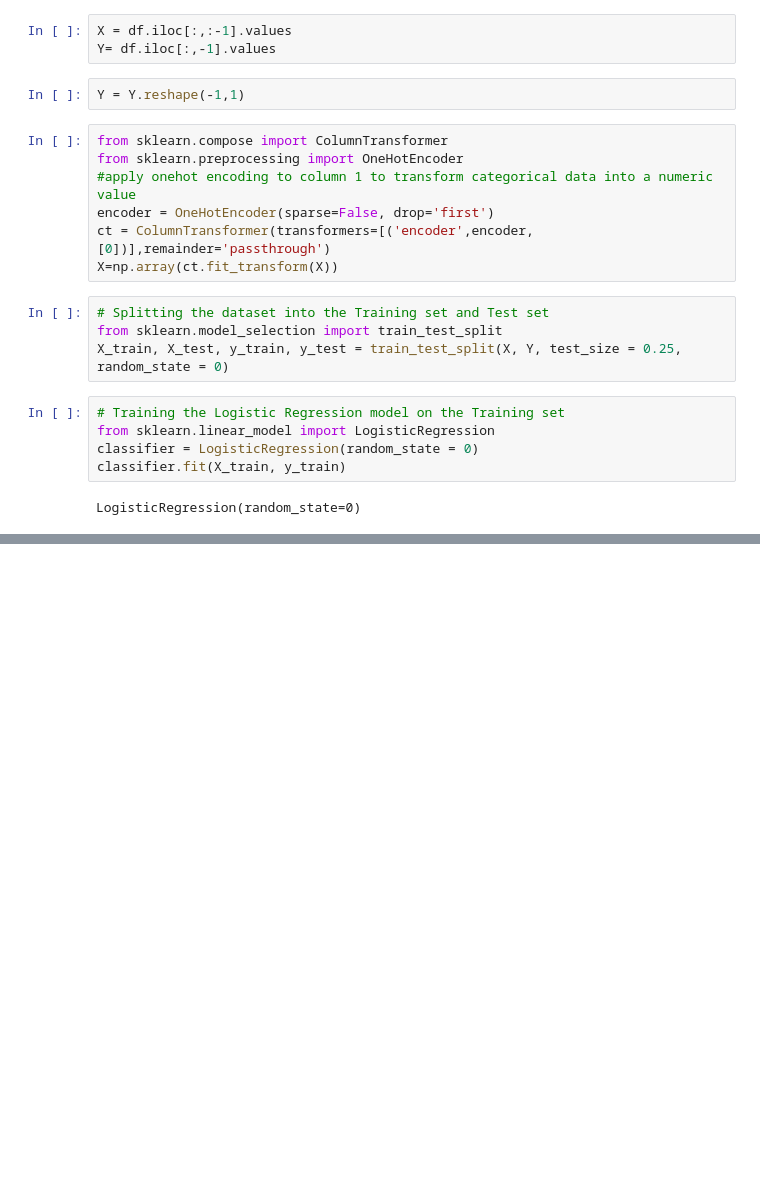
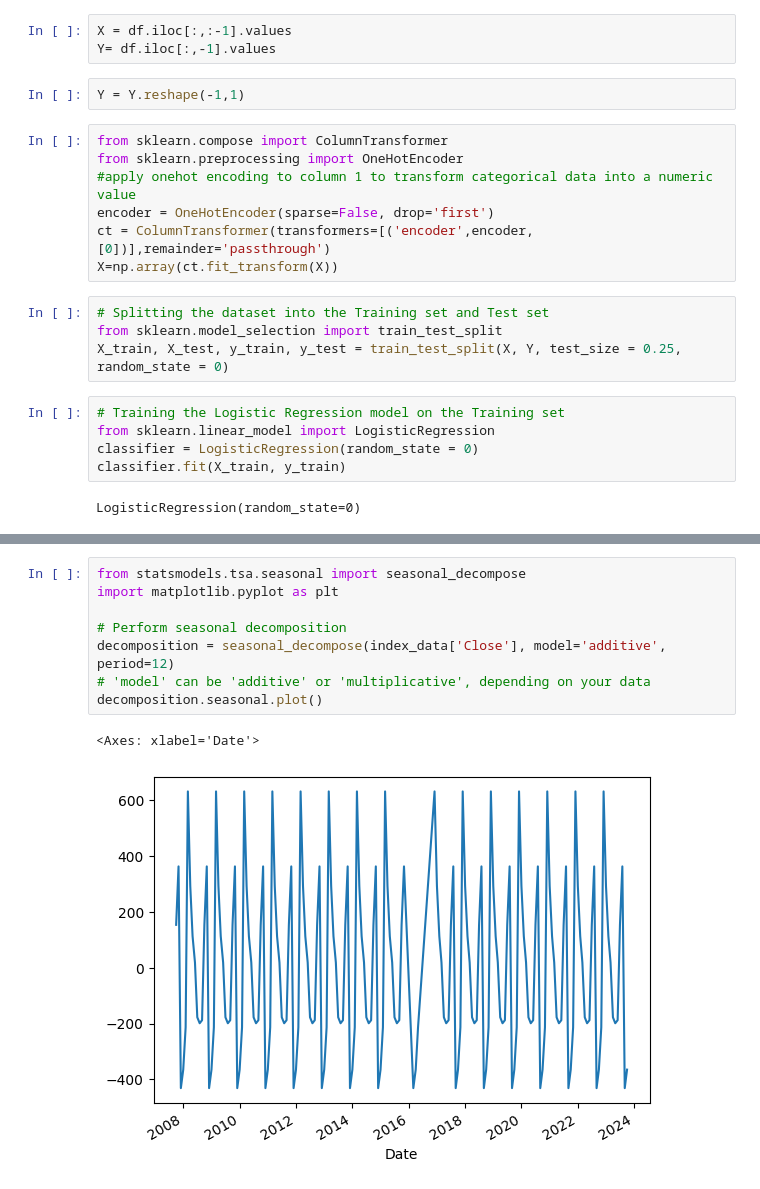
Before and after one commit to glen-s-abraham/quants-and-algorithmic-trading, a Jupyter notebook: analysis/sectorial_time_period_classification.ipynb, the cells around one changed output, grey strips where cells are left out. Cells and saved outputs as stored; diff of their text form; blank space fills up the shorter version.

Commit message:
seasonal trend analysis

```diff
--- a/analysis/sectorial_time_period_classification.ipynb
+++ b/analysis/sectorial_time_period_classification.ipynb
@@ -107,0 +102,11 @@ print(np.concatenate((mo_order.reshape(len(mo_order),1), pred.reshape(len(pred),
+# %%
+from statsmodels.tsa.seasonal import seasonal_decompose
+import matplotlib.pyplot as plt
+
+# Perform seasonal decomposition
+decomposition = seasonal_decompose(index_data['Close'], model='additive', period=12)
+# 'model' can be 'additive' or 'multiplicative', depending on your data
+decomposition.seasonal.plot()
+# %% [output]
+<Axes: xlabel='Date'>
+[figure, added]
```
Also changed, not shown: parts of 7 cells of this notebook, 1 other file.
